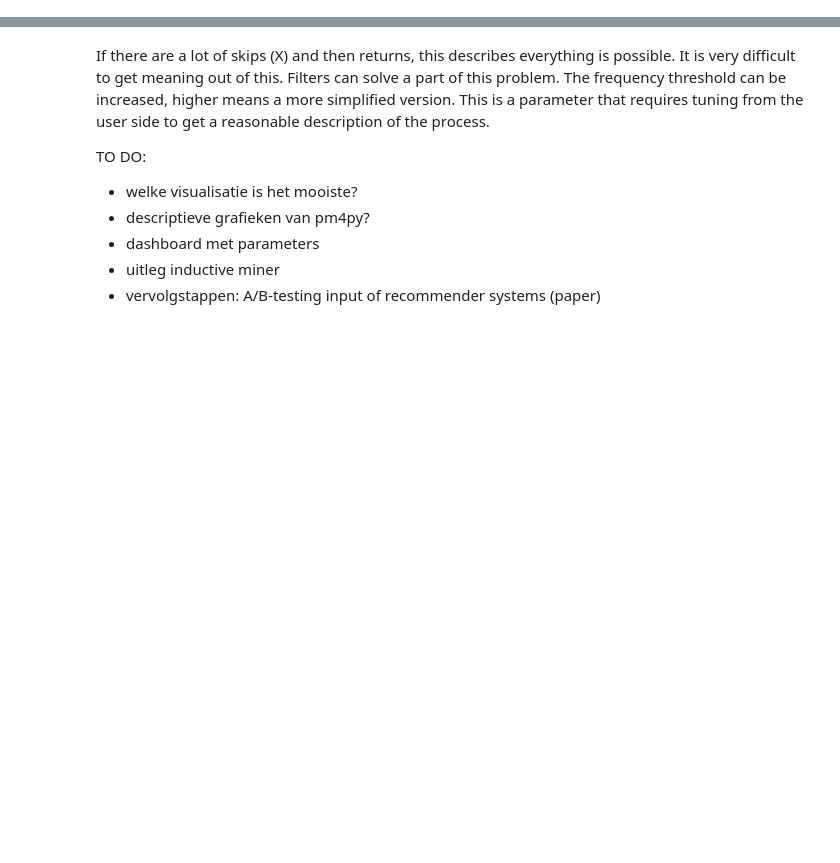
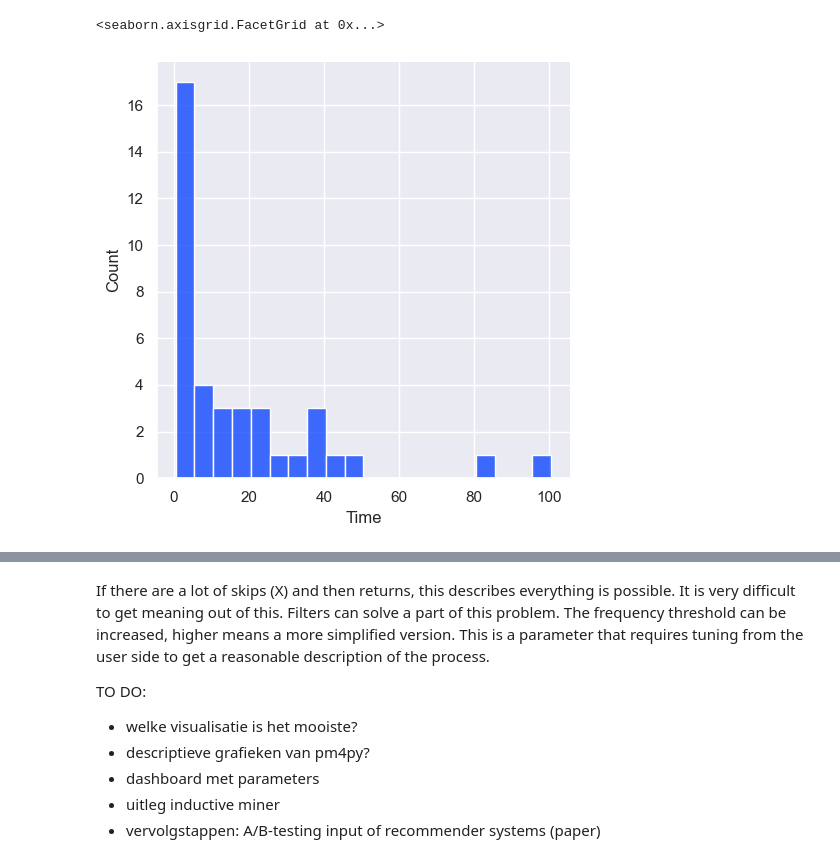
Before and after one commit to TimCosemans/ALGO-Smeg, a Jupyter notebook: src/models/process_model.ipynb, the cells around one changed output, grey strips where cells are left out. Cells and saved outputs as stored; diff of their text form; code cells hidden in the pictures; blank space fills up the shorter version.

```diff
--- a/src/models/process_model.ipynb
+++ b/src/models/process_model.ipynb
@@ -69,0 +90,10 @@ TypeError: view_performance_dfg() missing 2 required positional arguments: 'star
+# %%
+df_plot = filtered_data.groupby(["id", "sessionId"]).apply(lambda x: (x["activityTime"].max() - x["activityTime"].min()).total_seconds()).reset_index()
+df_plot.columns = ["id", "sessionId", "n_minutes"]
+df_plot["Time"] = (df_plot["n_minutes"]/60)
+
+sns.set_theme(style="darkgrid", palette="bright")
+sns.displot(df_plot, x="Time", binwidth=5)
+# %% [output]
+<seaborn.axisgrid.FacetGrid at 0x...>
+[figure, added]
```
Also changed, not shown: parts of 10 cells of this notebook, 5 other files.
